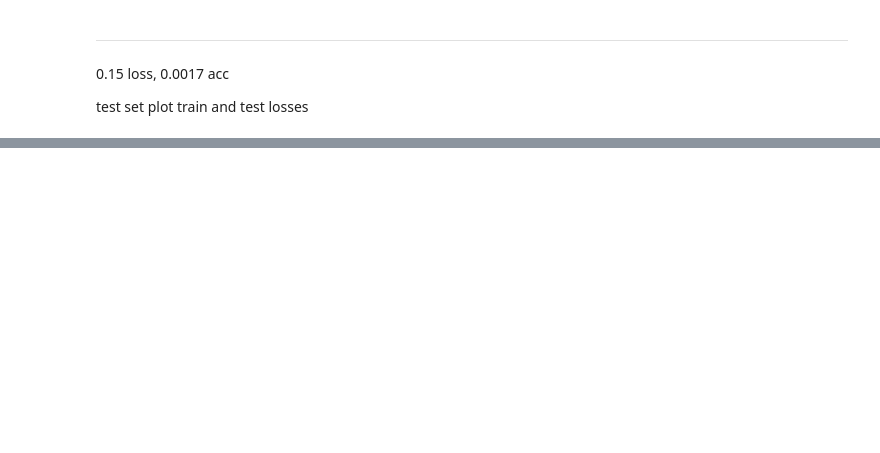
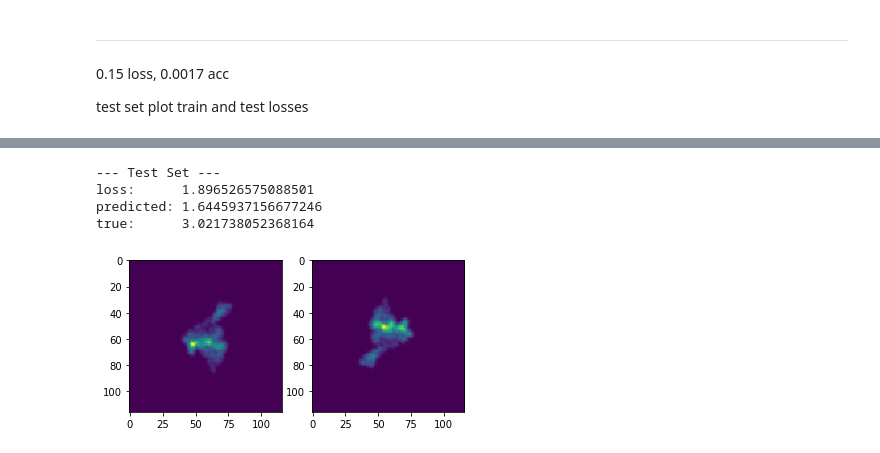
Before and after one commit to JelenaBanjac/protein-reconstruction, a Jupyter notebook: notebooks/Siamese_KERAS-protein.ipynb, the cells around one changed output, grey strips where cells are left out. Cells and saved outputs as stored; diff of their text form; code cells hidden in the pictures; blank space fills up the shorter version.

Commit message:
add smaller working training

```diff
--- a/notebooks/Siamese_KERAS-protein.ipynb
+++ b/notebooks/Siamese_KERAS-protein.ipynb
@@ -205,27 +206,27 @@ np.max(distances_p)
 # %% [markdown]
 ## Prepare for training
 # %%
-def sample_pairs(n_samples, batch_size, style="random", k=None):
+def sample_pairs(num_projections, num_pairs, style="random", k=None):
     if not k and style != "random":
         raise ValueError("Please specify k for kNN for sample_pairs method")
 
     if style=="random":
-        idx1 = list(np.random.randint(0, n_samples, batch_size))
-        idx2 = list(np.random.randint(0, n_samples, batch_size))
+        idx1 = list(np.random.randint(0, num_projections, num_pairs))
+        idx2 = list(np.random.randint(0, num_projections, num_pairs))
 
     elif style=="knn":
-        idx1 = list(np.random.randint(0, n_samples, batch_size))
+        idx1 = list(np.random.randint(0, num_projections, num_pairs))
         indices_p, distances_p, A_p = get_knn_output(k=k)
         idx2 = [indices_p[i][np.random.randint(1, k)] for i in idx1]
 
     elif style=="knn_and_random":
         # select random sample for the first element of pair
-        idx1 = list(np.random.randint(0, n_samples, batch_size))
+        idx1 = list(np.random.randint(0, num_projections, num_pairs))
 
         # half from kNN
         indices_p, distances_p, A_p = get_knn_output(k=k)
-        idx2_knn = [indices_p[i][np.random.randint(1, k)] for i in idx1[:batch_size//2]]
-        idx2_random = list(np.random.randint(0, n_samples, batch_size//2))
+        idx2_knn = [indices_p[i][np.random.randint(1, k)] for i in idx1[:num_pairs//2]]
+        idx2_random = list(np.random.randint(0, num_projections, num_pairs//2))
         # half random
         idx2 = idx2_knn + idx2_random
 
@@ -247,7 +248,7 @@ def loss(y_true, y_pred):
     '''
     return  K.mean(K.square(y_pred - y_true))
 
-def create_pairs(x, y, pairs_num):
+def create_pairs(x, y, num_pairs):
     '''Positive and negative pair creation.
     Alternates between positive and negative pairs.
     '''
@@ -255,7 +256,7 @@ def create_pairs(x, y, pairs_num):
     labels = []
 
     # Sample some pairs.
-    idx1, idx2 = sample_pairs(pairs_num, BATCH_SIZE, style="knn", k=k)
+    idx1, idx2 = sample_pairs(num_projections=NUM_PROJECTIONS, num_pairs=num_pairs, style="knn", k=k)
 
     for z1, z2 in zip(idx1, idx2):
         pairs += [[x[z1], x[z2]]]
@@ -332,15 +334,12 @@ train_idx, test_idx, _, _ = train_test_split(range(len(X)), range(len(y)), test_
 train_idx = sorted(train_idx)
 test_idx = sorted(test_idx)
 
-X_train, y_train = X[train_idx], y[train_idx]
-X_test, y_test = X[test_idx], y[test_idx]
+X_data, y_data = create_pairs(X, y, 6000)
 
-# training
-tr_pairs, tr_y = create_pairs(X_train, y_train, 5000)
+tr_pairs, tr_y = X_data[train_idx], y_data[train_idx]
 tr_pairs = tr_pairs.reshape(list(tr_pairs.shape) + [-1])
 tr_y = tf.cast(tr_y, dtype=tf.float32)
 
-# testing
-te_pairs, te_y = create_pairs(X_test, y_test, 1000)
+te_pairs, te_y = X_data[test_idx], y_data[test_idx]
 te_pairs = te_pairs.reshape(list(te_pairs.shape) + [-1])
 te_y = tf.cast(te_y, dtype=tf.float32)
@@ -436,0 +446,14 @@ y_tr_pred[0], tr_y[0].numpy()
+# %%
+plt.imfig, (ax1, ax2) = plt.subplots(1, 2)
+ax1.imshow(te_pairs[2, 0])
+ax2.imshow(te_pairs[2, 1])
+print(f"--- Test Set ---")
+print(f"loss:      {loss(y_te_pred[2], te_y[2].numpy())}")
+print(f"predicted: {y_te_pred[2][0][0][0]}")
+print(f"true:      {te_y[2].numpy()}")
+# %% [output]
+--- Test Set ---
+loss:      1.896526575088501
+predicted: 1.6445937156677246
+true:      3.021738052368164
+[figure, added]
```
Also changed, not shown: parts of 25 cells of this notebook.
